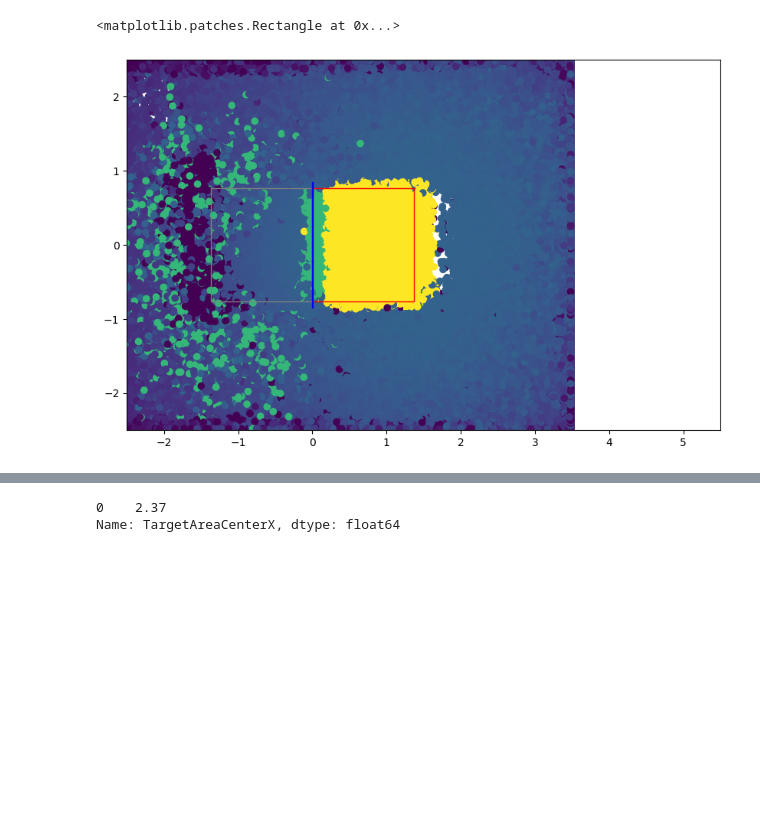
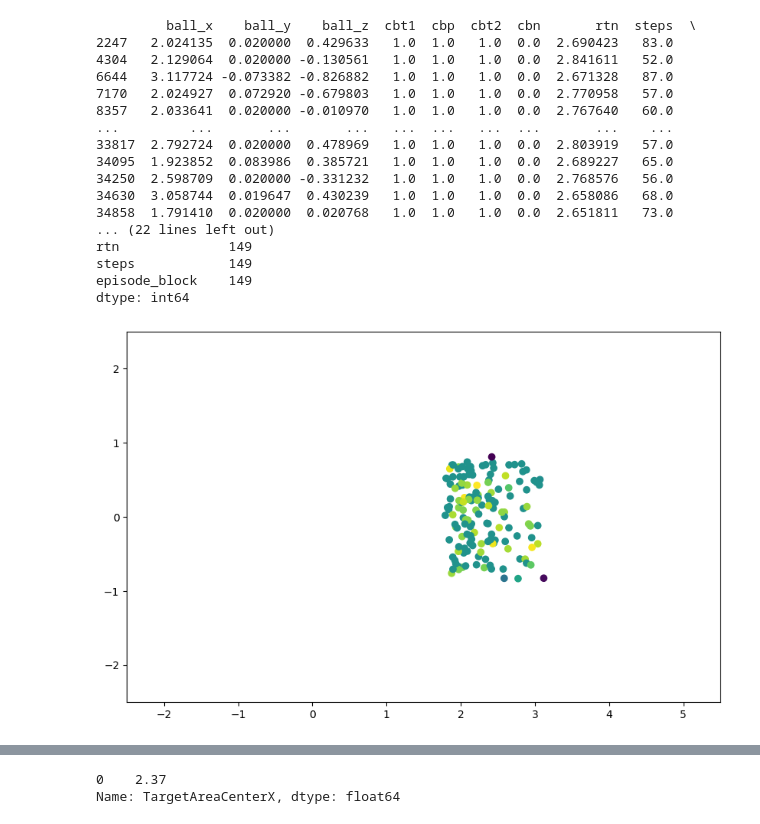
Before and after one commit to jin7369/RobotTableTennis_Stats, a Jupyter notebook: TableTennisTrajectoryStats.ipynb, the cells around one changed output, grey strips where cells are left out. Saved outputs shown, nothing was run; the diff lists cells and outputs as text; code cells hidden in the pictures; blank space fills up the shorter version.

```diff
--- a/TableTennisTrajectoryStats.ipynb
+++ b/TableTennisTrajectoryStats.ipynb
@@ -103,0 +112,3 @@ desc
+# %%
+df = pd.read_csv("../RobotTableTennisLab507/log/10_20_3.csv")
+df = df.query('cbt1==1').reset_index(drop=True)
@@ -104,48 +148,29 @@ desc
 # %%
-
+df_plot = df.query('cbt2==1')
+print(df_plot)
 colors = plt.cm.tab10.colors
-center_x = desc['TargetAreaCenterX'][0]
-center_y = desc['TargetAreaCenterZ'][0]
-extents_x = desc['TargetAreaExtentsX'][0]
-extents_y = desc['TargetAreaExtentsZ'][0]
-
-net_center_x = desc['NetCenterX'][0]
-net_center_y = desc['NetCenterZ'][0]
-net_extents_x = desc['NetExtentsX'][0]
-net_extents_y = desc['NetExtentsZ'][0]
-
-df_plot = df.query('cbp==1')
+print(df_plot.count())
 fig, ax = plt.subplots(figsize=(10, 10))
-plt.scatter(df_plot['ball_x'], df_plot['ball_z'], cmap='viridis', c=df_plot['return'])
+plt.scatter(df_plot['ball_x'], df_plot['ball_z'], cmap='viridis', c=df_plot['ball_y'])
 ax.set_xlim(-2.5, 5.5)
 ax.set_ylim(-2.5, 2.5)
 ax.set_aspect('equal')
-ax.add_patch(
-   patches.Rectangle(
-      (center_x - 3 * extents_x, center_y - extents_y),                   # (x, y)
-      2 * extents_x, 2 * extents_y,                     # width, height
-      edgecolor = 'Gray',
-      facecolor = colors[0],
-      fill=False
-   ))
-
-ax.add_patch(
-   patches.Rectangle(
-      (center_x - extents_x, center_y - extents_y),                   # (x, y)
-      2 * extents_x, 2 * extents_y,                     # width, height
-      edgecolor = 'Red',
-      facecolor = colors[0],
-      fill=False
-   ))
-
-ax.add_patch(
-   patches.Rectangle(
-      (net_center_x - net_extents_x, net_center_y - net_extents_y),                   # (x, y)
-      2 * net_extents_x, 2 * net_extents_y,                     # width, height
-      edgecolor = 'Blue',
-      facecolor = colors[0],
-      fill=False
-   ))
 # %% [output]
-<matplotlib.patches.Rectangle at 0x...>
+         ball_x    ball_y    ball_z  cbt1  cbp  cbt2  cbn       rtn  steps  \
+2247   2.024135  0.020000  0.429633   1.0  1.0   1.0  0.0  2.690423   83.0
+4304   2.129064  0.020000 -0.130561   1.0  1.0   1.0  0.0  2.841611   52.0
+6644   3.117724 -0.073382 -0.826882   1.0  1.0   1.0  0.0  2.671328   87.0
+7170   2.024927  0.072920 -0.679803   1.0  1.0   1.0  0.0  2.770958   57.0
+8357   2.033641  0.020000 -0.010970   1.0  1.0   1.0  0.0  2.767640   60.0
+...         ...       ...       ...   ...  ...   ...  ...       ...    ...
+33817  2.792724  0.020000  0.478969   1.0  1.0   1.0  0.0  2.803919   57.0
+34095  1.923852  0.083986  0.385721   1.0  1.0   1.0  0.0  2.689227   65.0
+34250  2.598709  0.020000 -0.331232   1.0  1.0   1.0  0.0  2.768576   56.0
+34630  3.058744  0.019647  0.430239   1.0  1.0   1.0  0.0  2.658086   68.0
+34858  1.791410  0.020000  0.020768   1.0  1.0   1.0  0.0  2.651811   73.0
+... (22 lines left out)
+rtn              149
+steps            149
+episode_block    149
+dtype: int64
-[figure, old version]
+[figure, new version]
```
Also changed, not shown: parts of 25 cells of this notebook, 2 other files.
